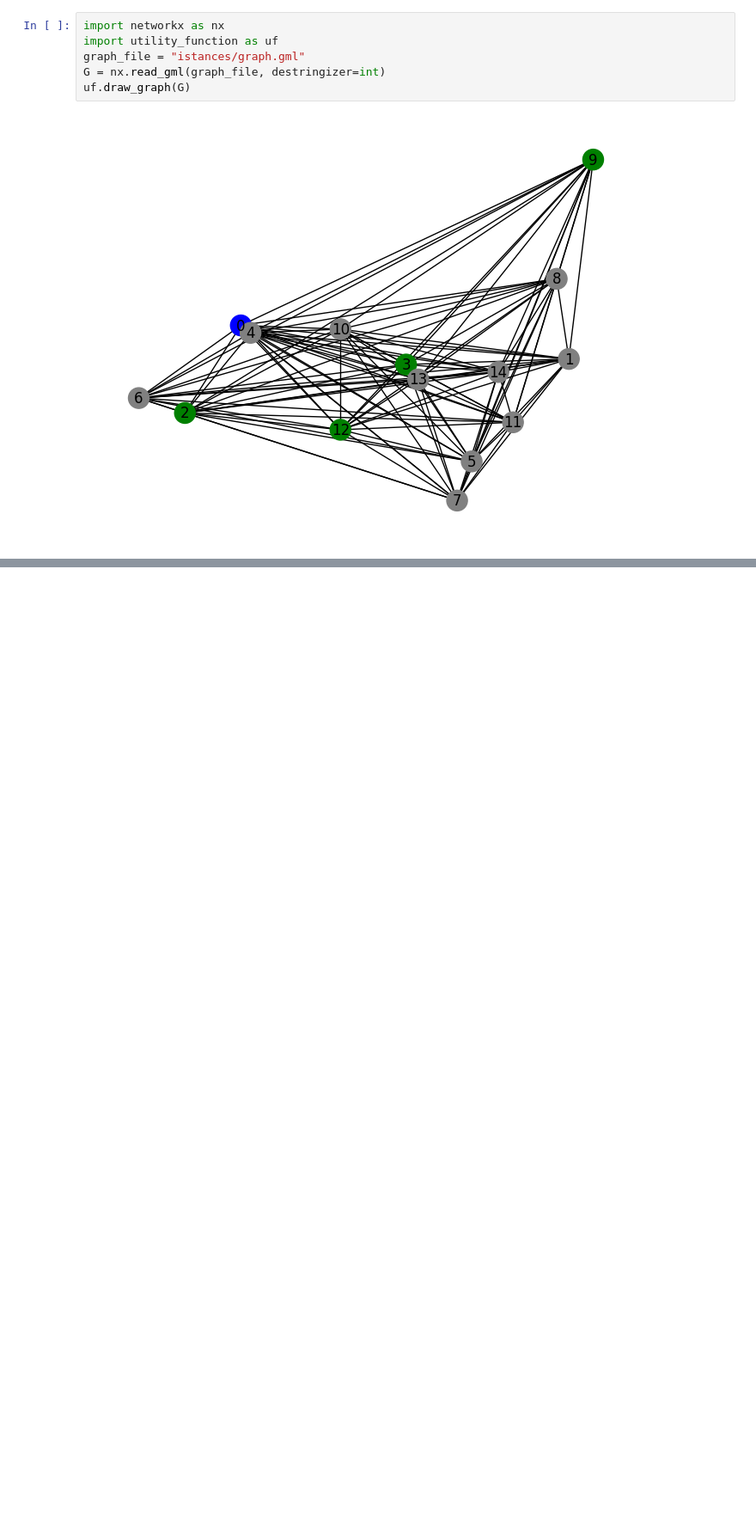
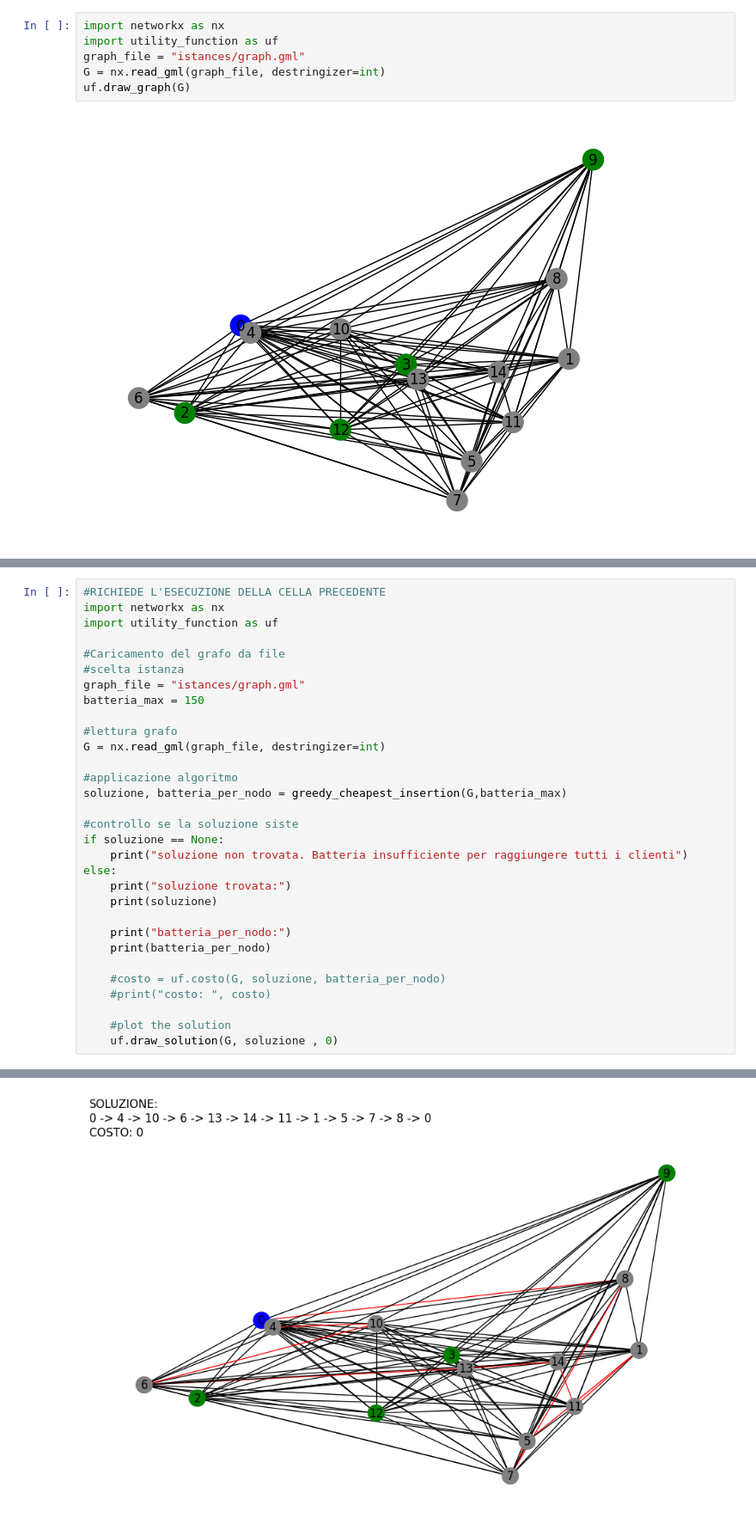
Before and after one commit to LorenzoColombi/G-TSP, a Jupyter notebook: GTSP.ipynb, the cells around one changed output, grey strips where cells are left out. Shown: that part at 86% size. Cells and saved outputs as stored; diff of their text form; blank space fills up the shorter version.

Commit message:
cheapest insertion

```diff
--- a/GTSP.ipynb
+++ b/GTSP.ipynb
@@ -247,0 +313,32 @@ uf.draw_graph(G)
+# %%
+#RICHIEDE L'ESECUZIONE DELLA CELLA PRECEDENTE
+import networkx as nx
+import utility_function as uf
+
+#Caricamento del grafo da file
+#scelta istanza
+graph_file = "istances/graph.gml"
+batteria_max = 150
+
+#lettura grafo
+G = nx.read_gml(graph_file, destringizer=int)
+
+#applicazione algoritmo
+soluzione, batteria_per_nodo = greedy_cheapest_insertion(G,batteria_max)
+
+#controllo se la soluzione siste
+if soluzione == None:
+    print("soluzione non trovata. Batteria insufficiente per raggiungere tutti i clienti")
+else:
+    print("soluzione trovata:")
+    print(soluzione)
+
+    print("batteria_per_nodo:")
+    print(batteria_per_nodo)
+
+    #costo = uf.costo(G, soluzione, batteria_per_nodo)
+    #print("costo: ", costo)
+
+    #plot the solution
+    uf.draw_solution(G, soluzione , 0)
+# %% [output]
@@ -247,0 +362 @@ uf.draw_graph(G)
+[figure, added]
```
Also changed, not shown: parts of 4 cells of this notebook, 1 other file.
